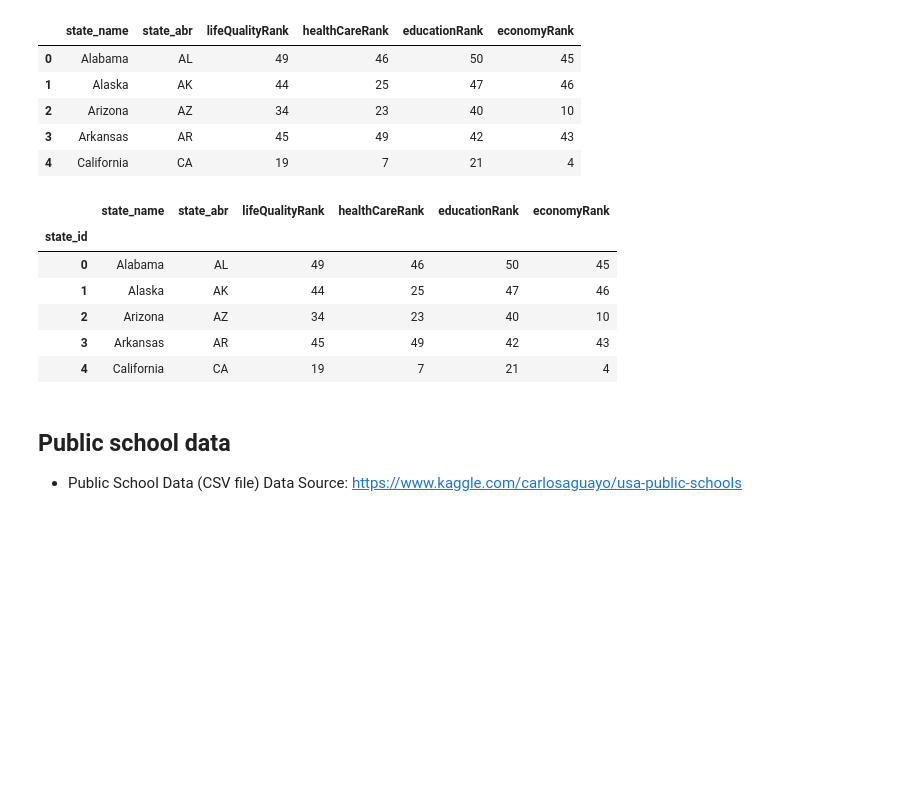
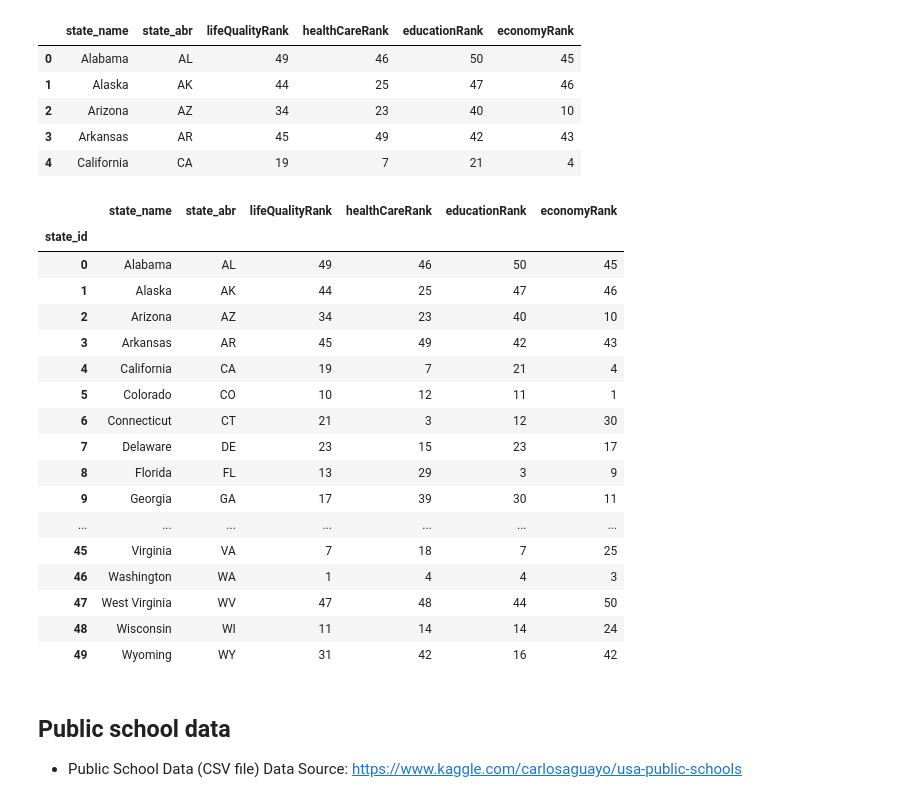
Before and after one commit to rwashington1159/ETL-US_Quality_of_live_by_State_Database, a Jupyter notebook: Jessica_Notebook.ipynb, the cells around one changed output. Cells and saved outputs as stored; diff of their text form; code cells hidden in the pictures; blank space fills up the shorter version.

```diff
--- a/Jessica_Notebook.ipynb
+++ b/Jessica_Notebook.ipynb
@@ -80,15 +80,26 @@ state.head()
 | 4 | California | CA | 19 | 7 | 21 | 4 |
 # %%
 state.index.names = ['state_id']
-state.head()
+state
 # %% [output]
 |  | state_name | state_abr | lifeQualityRank | healthCareRank | educationRank | economyRank |
 | state_id |  |  |  |  |  |  |
 | 0 | Alabama | AL | 49 | 46 | 50 | 45 |
 | 1 | Alaska | AK | 44 | 25 | 47 | 46 |
 | 2 | Arizona | AZ | 34 | 23 | 40 | 10 |
 | 3 | Arkansas | AR | 45 | 49 | 42 | 43 |
 | 4 | California | CA | 19 | 7 | 21 | 4 |
+| 5 | Colorado | CO | 10 | 12 | 11 | 1 |
+| 6 | Connecticut | CT | 21 | 3 | 12 | 30 |
+| 7 | Delaware | DE | 23 | 15 | 23 | 17 |
+| 8 | Florida | FL | 13 | 29 | 3 | 9 |
+| 9 | Georgia | GA | 17 | 39 | 30 | 11 |
+| ... | ... | ... | ... | ... | ... | ... |
+| 45 | Virginia | VA | 7 | 18 | 7 | 25 |
+| 46 | Washington | WA | 1 | 4 | 4 | 3 |
+| 47 | West Virginia | WV | 47 | 48 | 44 | 50 |
+| 48 | Wisconsin | WI | 11 | 14 | 14 | 24 |
+| 49 | Wyoming | WY | 31 | 42 | 16 | 42 |
 # %%
 # Export Data
 state.to_csv(r'Resources/Clean_data/state.csv')
```
Also changed, not shown: parts of 2 cells of this notebook.
